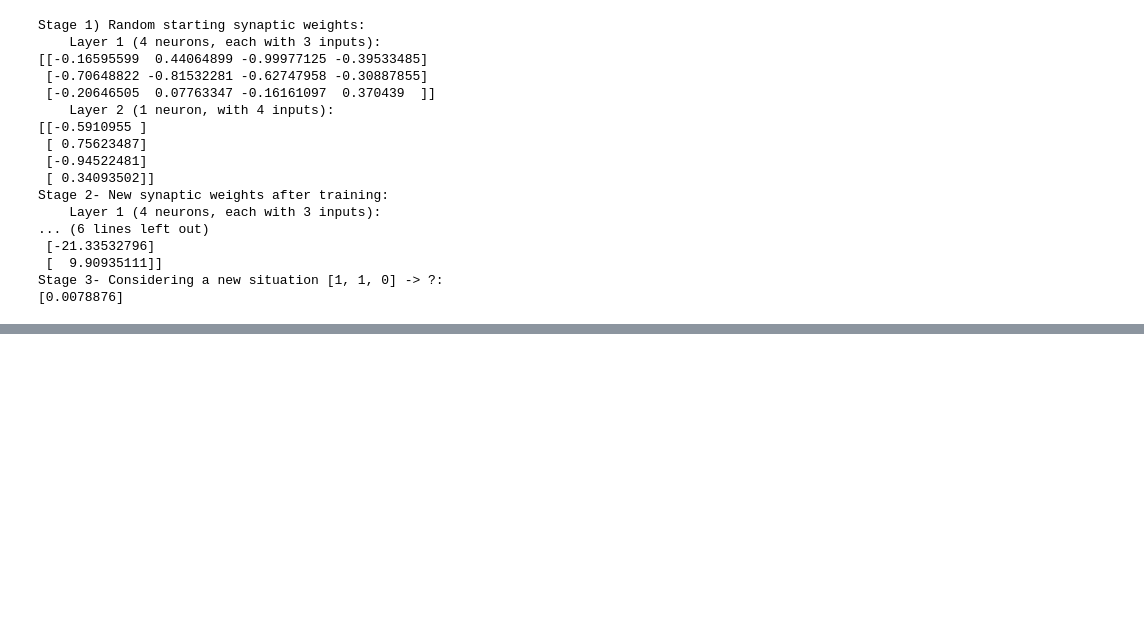
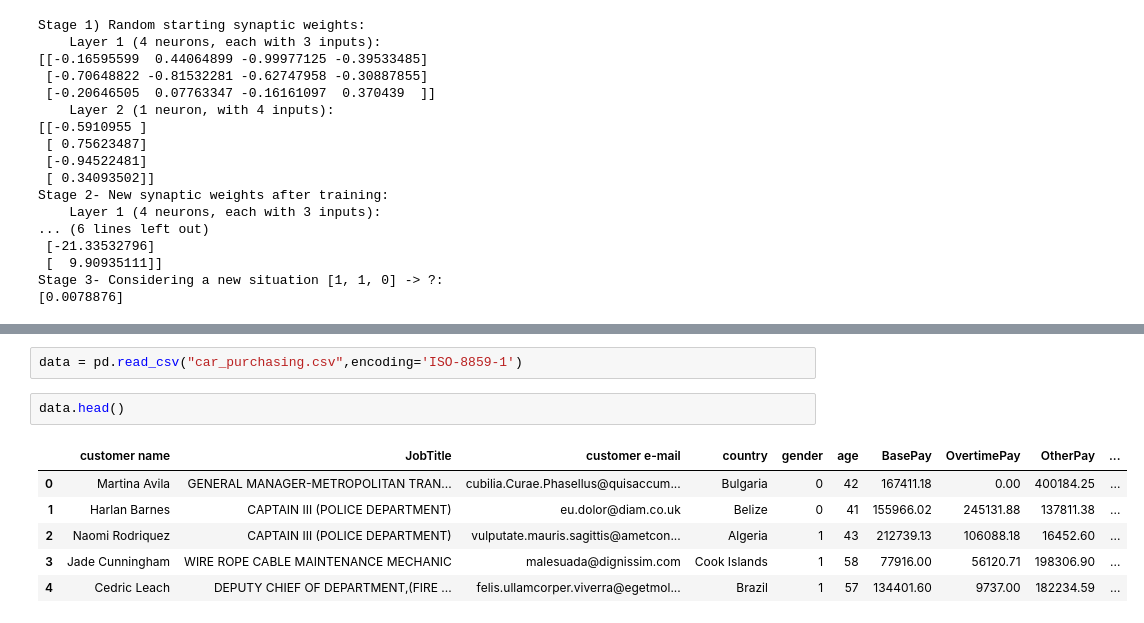
Before and after one commit to ramyasridevi/Deep-Learning, a Jupyter notebook: Deep_Learning_LAB.ipynb, the cells around one changed output, grey strips where cells are left out. Cells and saved outputs as stored; diff of their text form; blank space fills up the shorter version.

```diff
--- a/Deep_Learning_LAB.ipynb
+++ b/Deep_Learning_LAB.ipynb
@@ -237,0 +400,11 @@ Stage 3- Considering a new situation [1, 1, 0] -> ?:
+# %%
+data = pd.read_csv("car_purchasing.csv",encoding='ISO-8859-1')
+# %%
+data.head()
+# %% [output]
+|  | customer name | JobTitle | customer e-mail | country | gender | age | BasePay | OvertimePay | OtherPay | ... |
+| 0 | Martina Avila | GENERAL MANAGER-METROPOLITAN TRAN... | cubilia.Curae.Phasellus@quisaccum... | Bulgaria | 0 | 42 | 167411.18 | 0.00 | 400184.25 | ... |
+| 1 | Harlan Barnes | CAPTAIN III (POLICE DEPARTMENT) | eu.dolor@diam.co.uk | Belize | 0 | 41 | 155966.02 | 245131.88 | 137811.38 | ... |
+| 2 | Naomi Rodriquez | CAPTAIN III (POLICE DEPARTMENT) | vulputate.mauris.sagittis@ametcon... | Algeria | 1 | 43 | 212739.13 | 106088.18 | 16452.60 | ... |
+| 3 | Jade Cunningham | WIRE ROPE CABLE MAINTENANCE MECHANIC | malesuada@dignissim.com | Cook Islands | 1 | 58 | 77916.00 | 56120.71 | 198306.90 | ... |
+| 4 | Cedric Leach | DEPUTY CHIEF OF DEPARTMENT,(FIRE ... | felis.ullamcorper.viverra@egetmol... | Brazil | 1 | 57 | 134401.60 | 9737.00 | 182234.59 | ... |
```
Also changed, not shown: parts of 34 cells of this notebook.
